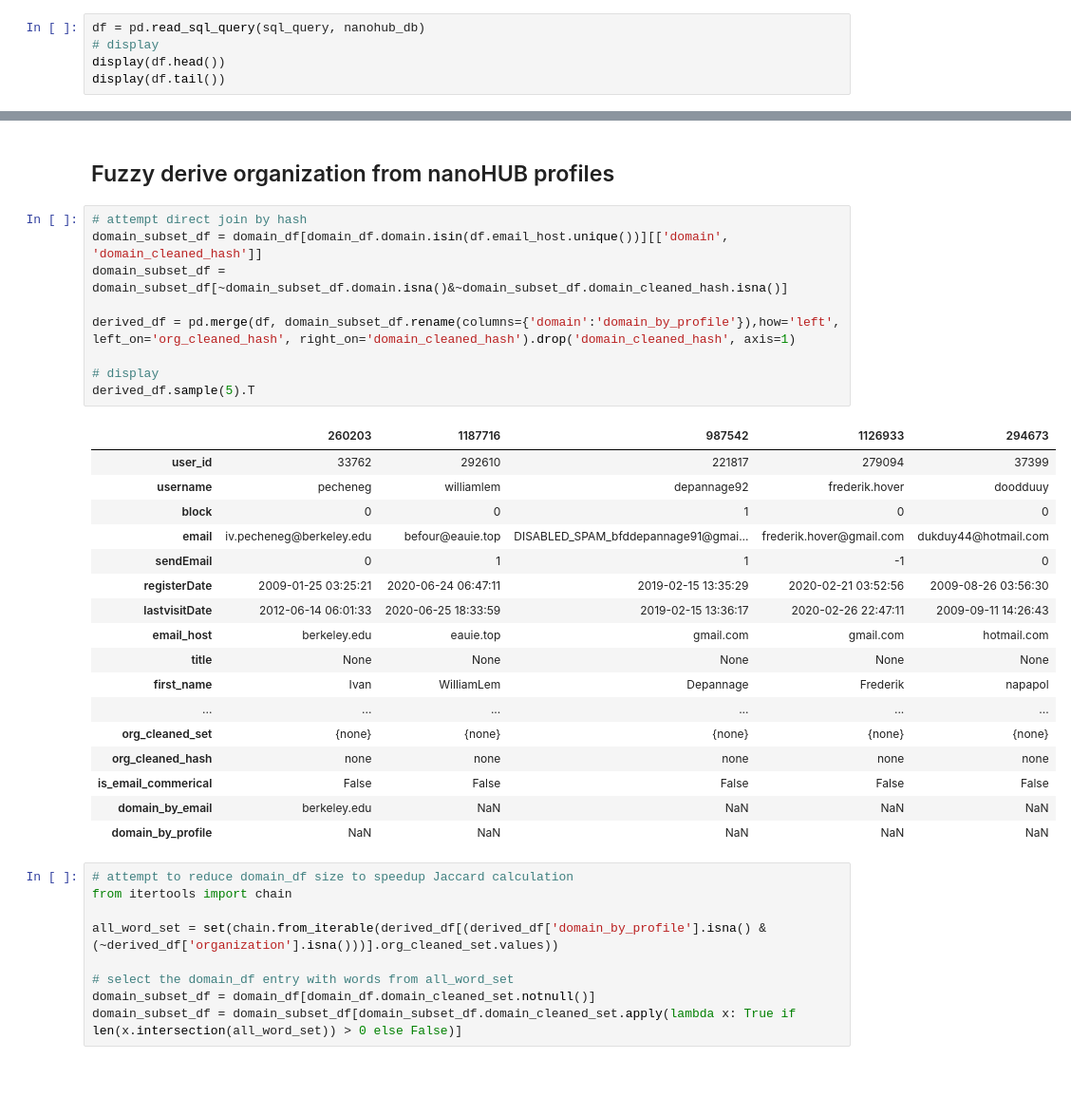
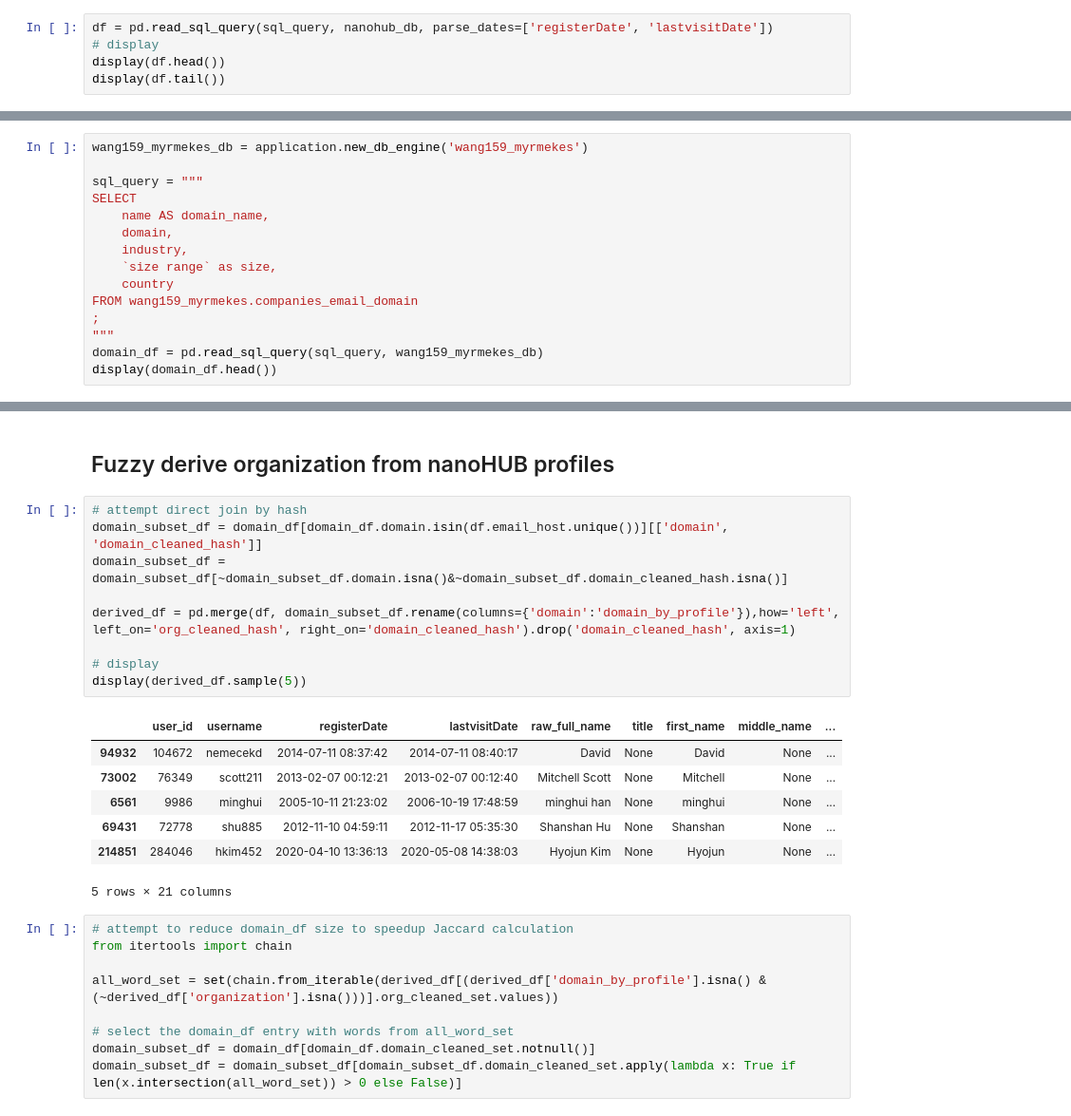
Before and after one commit to saxenap/nanohub, a Jupyter notebook: nanoHUB/pipeline/salesforce/task_user_basic_updates-2.ipynb, the cells around one changed output, grey strips where cells are left out. Shown at 95% size. Cells and saved outputs as stored; diff of their text form; blank space fills up the shorter version.

Commit message:
robust sql query

```diff
--- a/nanoHUB/pipeline/salesforce/task_user_basic_updates-2.ipynb
+++ b/nanoHUB/pipeline/salesforce/task_user_basic_updates-2.ipynb
@@ -173,7 +219,7 @@ WHERE
 
 sql_query = sql_query % date_cutoff
 # %%
-df = pd.read_sql_query(sql_query, nanohub_db)
+df = pd.read_sql_query(sql_query, nanohub_db, parse_dates=['registerDate', 'lastvisitDate'])
 # display
 display(df.head())
 display(df.tail())
@@ -276,0 +315,15 @@ df = pd.merge(df, is_email_commerical.reset_index(name='is_email_commerical'), h
+# %%
+wang159_myrmekes_db = application.new_db_engine('wang159_myrmekes')
+
+sql_query = """
+SELECT
+    name AS domain_name,
+    domain,
+    industry,
+    `size range` as size,
+    country
+FROM wang159_myrmekes.companies_email_domain
+;
+"""
+domain_df = pd.read_sql_query(sql_query, wang159_myrmekes_db)
+display(domain_df.head())
@@ -303,30 +368,20 @@ display(df.head(2).T)
 # %%
 # attempt direct join by hash
 domain_subset_df = domain_df[domain_df.domain.isin(df.email_host.unique())][['domain', 'domain_cleaned_hash']]
 domain_subset_df = domain_subset_df[~domain_subset_df.domain.isna()&~domain_subset_df.domain_cleaned_hash.isna()]
 
 derived_df = pd.merge(df, domain_subset_df.rename(columns={'domain':'domain_by_profile'}),how='left', left_on='org_cleaned_hash', right_on='domain_cleaned_hash').drop('domain_cleaned_hash', axis=1)
 
 # display
-derived_df.sample(5).T
+display(derived_df.sample(5))
 # %% [output]
-|  | 260203 | 1187716 | 987542 | 1126933 | 294673 |
-| user_id | 33762 | 292610 | 221817 | 279094 | 37399 |
-| username | pecheneg | williamlem | depannage92 | frederik.hover | doodduuy |
-| block | 0 | 0 | 1 | 0 | 0 |
-| email | iv.pecheneg@berkeley.edu | befour@eauie.top | DISABLED_SPAM_bfddepannage91@gmai... | frederik.hover@gmail.com | dukduy44@hotmail.com |
-| sendEmail | 0 | 1 | 1 | -1 | 0 |
-| registerDate | 2009-01-25 03:25:21 | 2020-06-24 06:47:11 | 2019-02-15 13:35:29 | 2020-02-21 03:52:56 | 2009-08-26 03:56:30 |
-| lastvisitDate | 2012-06-14 06:01:33 | 2020-06-25 18:33:59 | 2019-02-15 13:36:17 | 2020-02-26 22:47:11 | 2009-09-11 14:26:43 |
-| email_host | berkeley.edu | eauie.top | gmail.com | gmail.com | hotmail.com |
-| title | None | None | None | None | None |
-| first_name | Ivan | WilliamLem | Depannage | Frederik | napapol |
-| ... | ... | ... | ... | ... | ... |
-| org_cleaned_set | {none} | {none} | {none} | {none} | {none} |
-| org_cleaned_hash | none | none | none | none | none |
-| is_email_commerical | False | False | False | False | False |
-| domain_by_email | berkeley.edu | NaN | NaN | NaN | NaN |
-| domain_by_profile | NaN | NaN | NaN | NaN | NaN |
+|  | user_id | username | registerDate | lastvisitDate | raw_full_name | title | first_name | middle_name | ... |
+| 94932 | 104672 | nemecekd | 2014-07-11 08:37:42 | 2014-07-11 08:40:17 | David | None | David | None | ... |
+| 73002 | 76349 | scott211 | 2013-02-07 00:12:21 | 2013-02-07 00:12:40 | Mitchell Scott | None | Mitchell | None | ... |
+| 6561 | 9986 | minghui | 2005-10-11 21:23:02 | 2006-10-19 17:48:59 | minghui han | None | minghui | None | ... |
+| 69431 | 72778 | shu885 | 2012-11-10 04:59:11 | 2012-11-17 05:35:30 | Shanshan Hu | None | Shanshan | None | ... |
+| 214851 | 284046 | hkim452 | 2020-04-10 13:36:13 | 2020-05-08 14:38:03 | Hyojun Kim | None | Hyojun | None | ... |
+5 rows × 21 columns
 # %%
 # attempt to reduce domain_df size to speedup Jaccard calculation
 from itertools import chain
```
Also changed, not shown: parts of 39 cells of this notebook.
